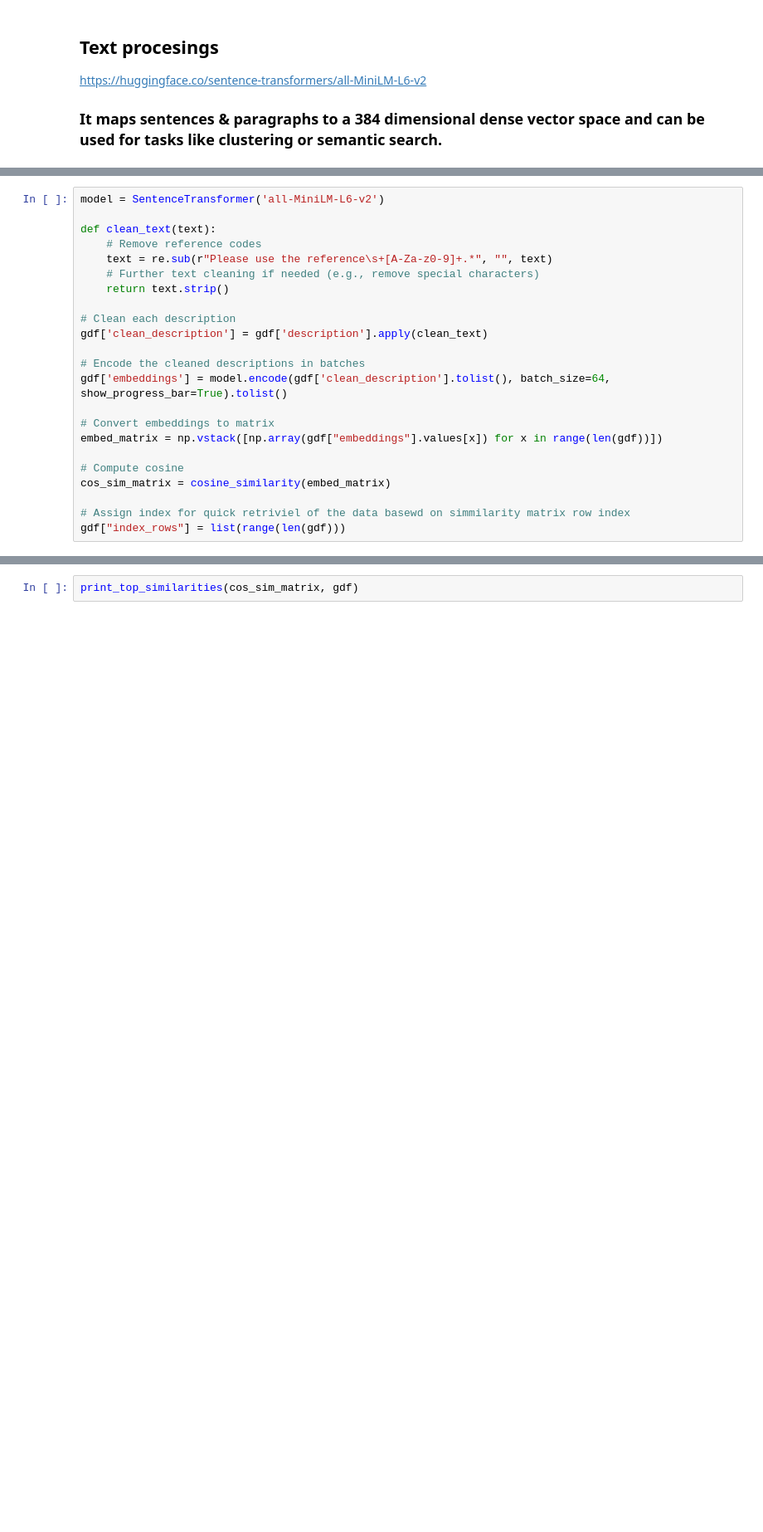
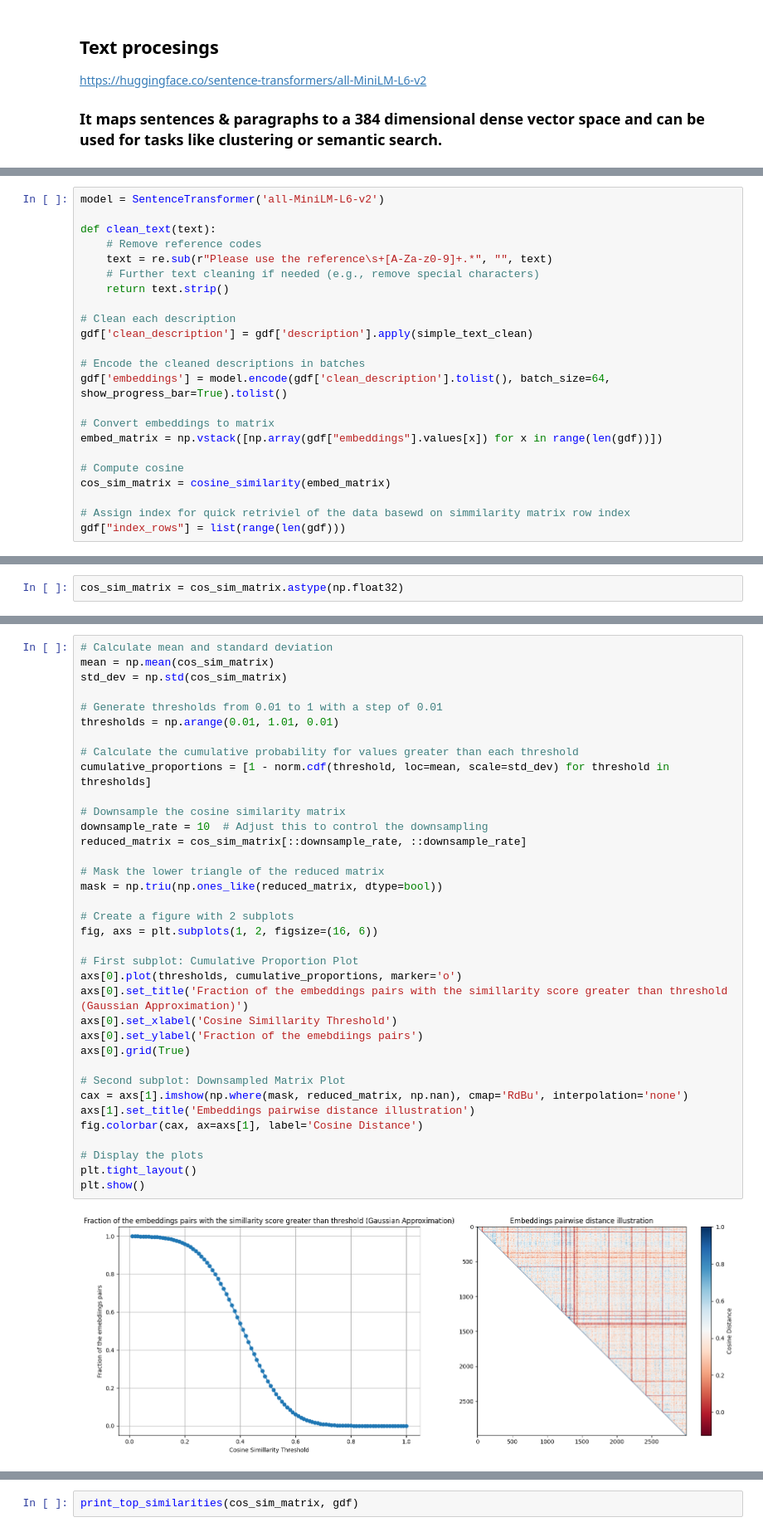
Before and after one commit to SergAnuf/London_Rent, a Jupyter notebook: notebooks/EDA2.ipynb, the cells around one changed output, grey strips where cells are left out. Shown at 83% size. Drawn from its saved outputs; the diff is of its cells as text; blank space fills up the shorter version.

Commit message:
embeddings

```diff
--- a/notebooks/EDA2.ipynb
+++ b/notebooks/EDA2.ipynb
@@ -492,7 +515,7 @@ def clean_text(text):
     return text.strip()
 
 # Clean each description
-gdf['clean_description'] = gdf['description'].apply(clean_text)
+gdf['clean_description'] = gdf['description'].apply(simple_text_clean)
 
 # Encode the cleaned descriptions in batches
 gdf['embeddings'] = model.encode(gdf['clean_description'].tolist(), batch_size=64, show_progress_bar=True).tolist()
@@ -513,0 +541,2 @@ print(embeddings_lengths.mean(),embeddings_lengths.var()) # embed vectors normil
+# %%
+cos_sim_matrix = cos_sim_matrix.astype(np.float32)
@@ -514,3 +547,41 @@ print(embeddings_lengths.mean(),embeddings_lengths.var()) # embed vectors normil
+# %%
+# Calculate mean and standard deviation
+mean = np.mean(cos_sim_matrix)
+std_dev = np.std(cos_sim_matrix)
+
+# Generate thresholds from 0.01 to 1 with a step of 0.01
+thresholds = np.arange(0.01, 1.01, 0.01)
+
+# Calculate the cumulative probability for values greater than each threshold
+cumulative_proportions = [1 - norm.cdf(threshold, loc=mean, scale=std_dev) for threshold in thresholds]
+
+# Downsample the cosine similarity matrix
+downsample_rate = 10  # Adjust this to control the downsampling
+reduced_matrix = cos_sim_matrix[::downsample_rate, ::downsample_rate]
+
+# Mask the lower triangle of the reduced matrix
+mask = np.triu(np.ones_like(reduced_matrix, dtype=bool))
+
+# Create a figure with 2 subplots
+fig, axs = plt.subplots(1, 2, figsize=(16, 6))
+
+# First subplot: Cumulative Proportion Plot
+axs[0].plot(thresholds, cumulative_proportions, marker='o')
+axs[0].set_title('Fraction of the embeddings pairs with the simillarity score greater than threshold (Gaussian Approximation)')
+axs[0].set_xlabel('Cosine Simillarity Threshold')
+axs[0].set_ylabel('Fraction of the emebdiings pairs')
+axs[0].grid(True)
+
+# Second subplot: Downsampled Matrix Plot
+cax = axs[1].imshow(np.where(mask, reduced_matrix, np.nan), cmap='RdBu', interpolation='none')
+axs[1].set_title('Embeddings pairwise distance illustration')
+fig.colorbar(cax, ax=axs[1], label='Cosine Distance')
+
+# Display the plots
+plt.tight_layout()
+plt.show()
+# %% [output]
+[figure, added]
 # %%
 # Calculate mean and standard deviation
 mean = np.mean(cos_sim_matrix)
```
Also changed, not shown: parts of 15 cells of this notebook, 9 other files.
